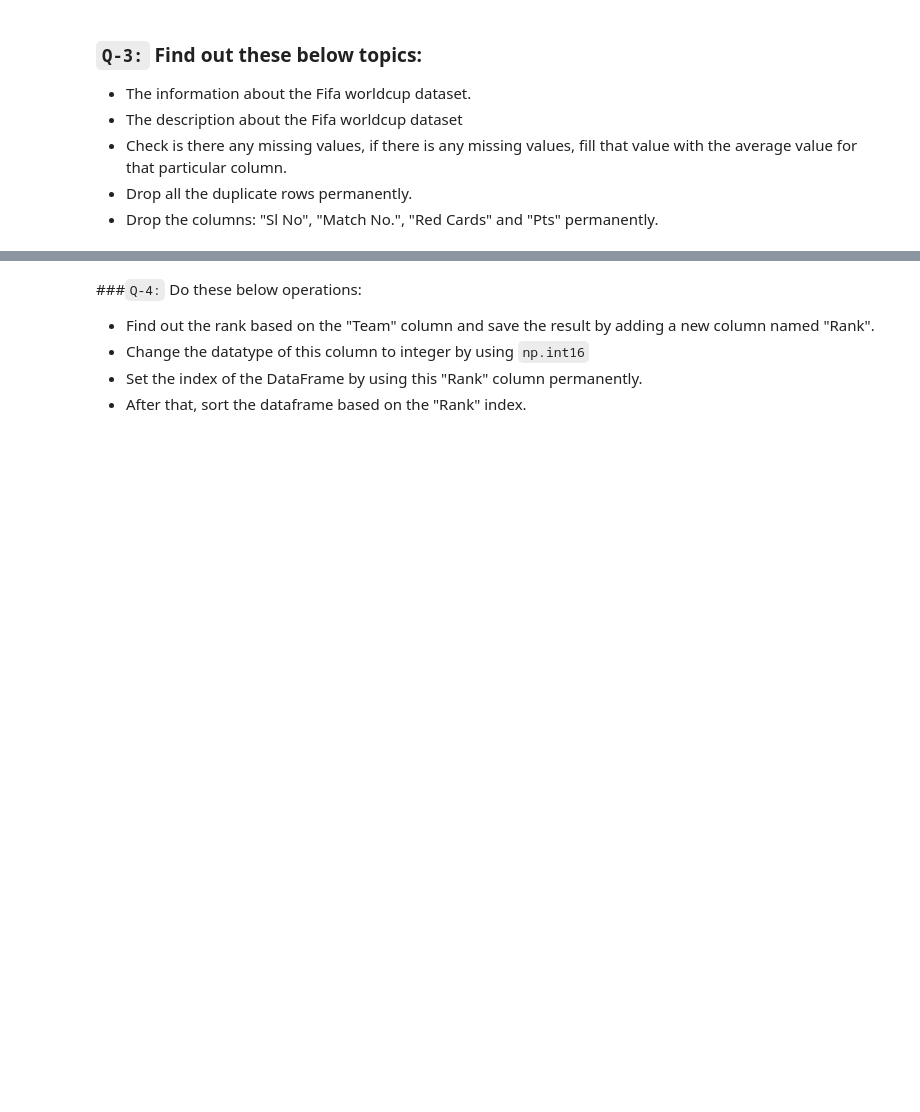
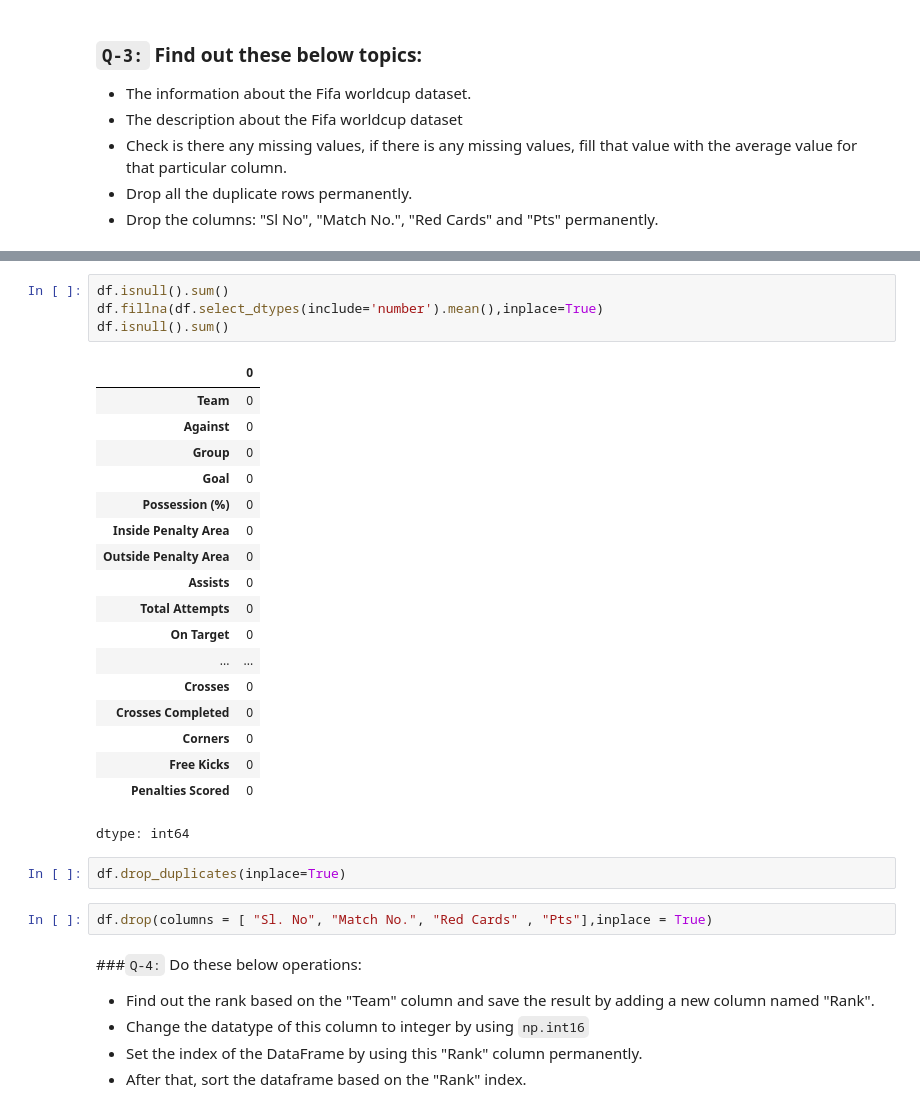
Before and after one commit to iqraghori/Data-science, a Jupyter notebook: Pandas_practice/dataFrames(2).ipynb, the cells around one changed output, grey strips where cells are left out. Cells and saved outputs as stored; diff of their text form; blank space fills up the shorter version.

```diff
--- a/Pandas_practice/dataFrames(2).ipynb
+++ b/Pandas_practice/dataFrames(2).ipynb
@@ -86,3 +150,30 @@ Note: The `DataFrame.rank()` method takes an optiinal parameter named `method`.
+# %%
+df.isnull().sum()
+df.fillna(df.select_dtypes(include='number').mean(),inplace=True)
+df.isnull().sum()
+# %% [output]
+|  | 0 |
+| Team | 0 |
+| Against | 0 |
+| Group | 0 |
+| Goal | 0 |
+| Possession (%) | 0 |
+| Inside Penalty Area | 0 |
+| Outside Penalty Area | 0 |
+| Assists | 0 |
+| Total Attempts | 0 |
+| On Target | 0 |
+| ... | ... |
+| Crosses | 0 |
+| Crosses Completed | 0 |
+| Corners | 0 |
+| Free Kicks | 0 |
+| Penalties Scored | 0 |
+dtype: int64
+# %%
+df.drop_duplicates(inplace=True)
+# %%
+df.drop(columns = [ "Sl. No", "Match No.", "Red Cards" , "Pts"],inplace = True)
 # %% [markdown]
 ###`Q-4:` Do these below operations:
 - Find out the rank based on the "Team" column and save the result by adding a new column named "Rank".
```
Also changed, not shown: parts of 7 cells of this notebook.
